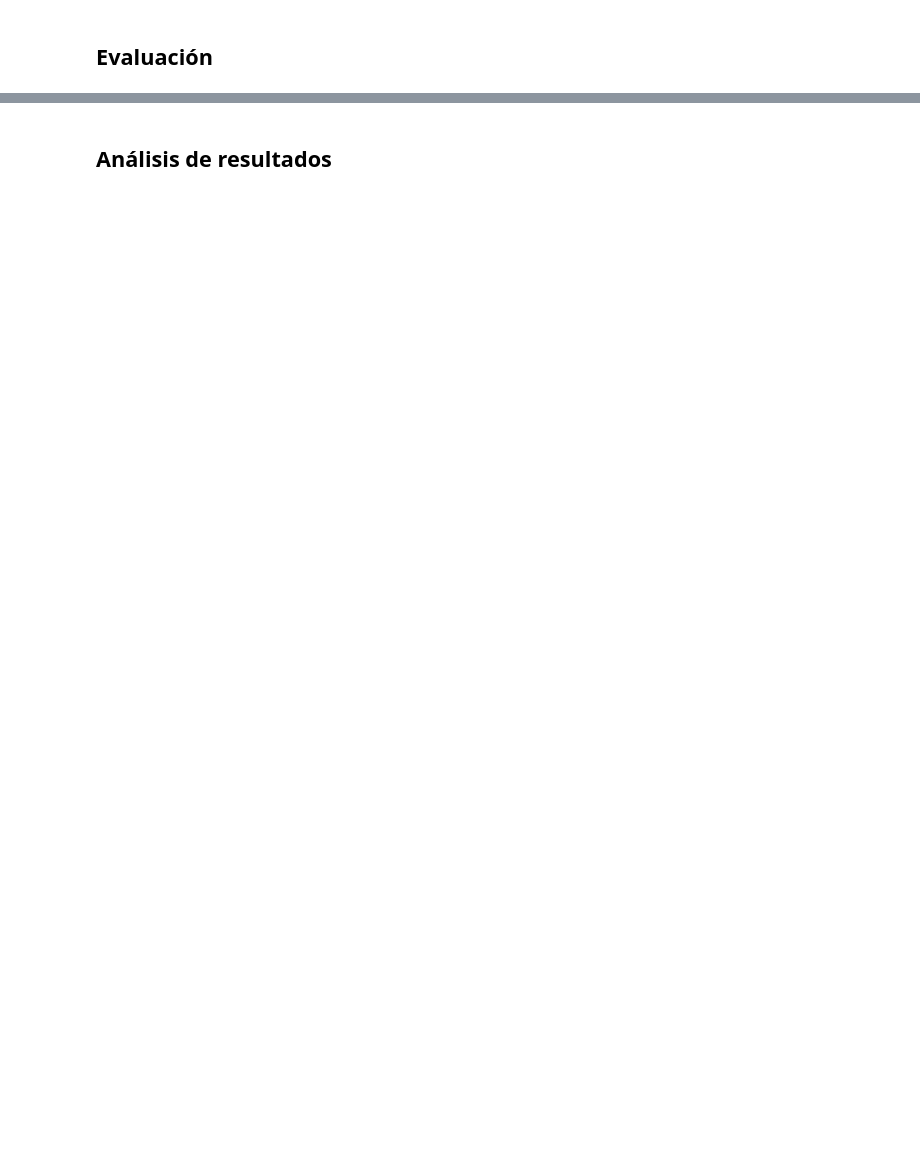
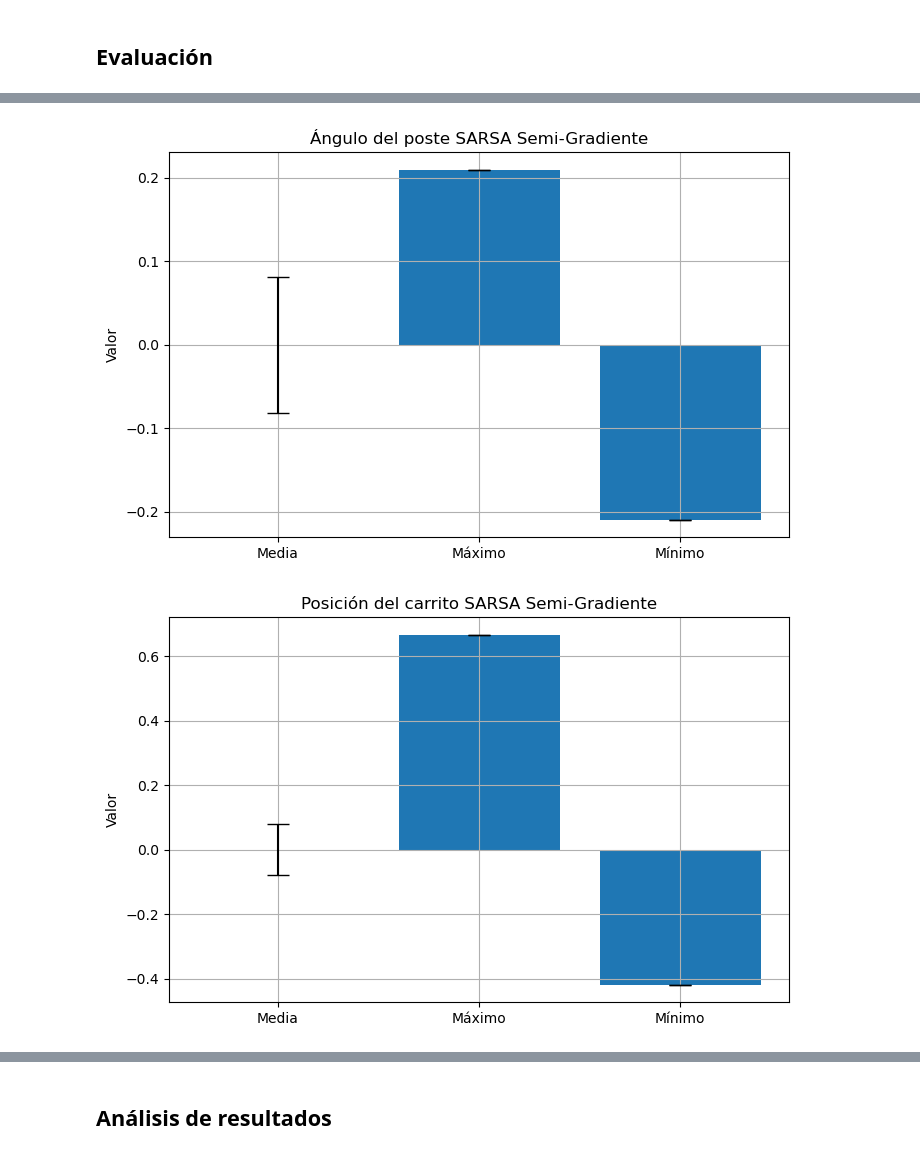
Before and after one commit to oliatom350/RL_SFDD, a Jupyter notebook: Estudio_Metodos_Aproximaciones.ipynb, the cells around one changed output, grey strips where cells are left out. Drawn from its saved outputs; the diff is of its cells as text; code cells hidden in the pictures; blank space fills up the shorter version.

```diff
--- a/Estudio_Metodos_Aproximaciones.ipynb
+++ b/Estudio_Metodos_Aproximaciones.ipynb
@@ -165,0 +248,6 @@ for name, stats in training_stats.items():
+# %%
+plot_variable_summary(sarsa_pole_angles, title="Ángulo del poste SARSA Semi-Gradiente")
+plot_variable_summary(sarsa_cart_positions, title="Posición del carrito SARSA Semi-Gradiente")
+# %% [output]
+[figure, added]
+[figure, added]
```
Also changed, not shown: parts of 18 cells of this notebook, 3 other files.
